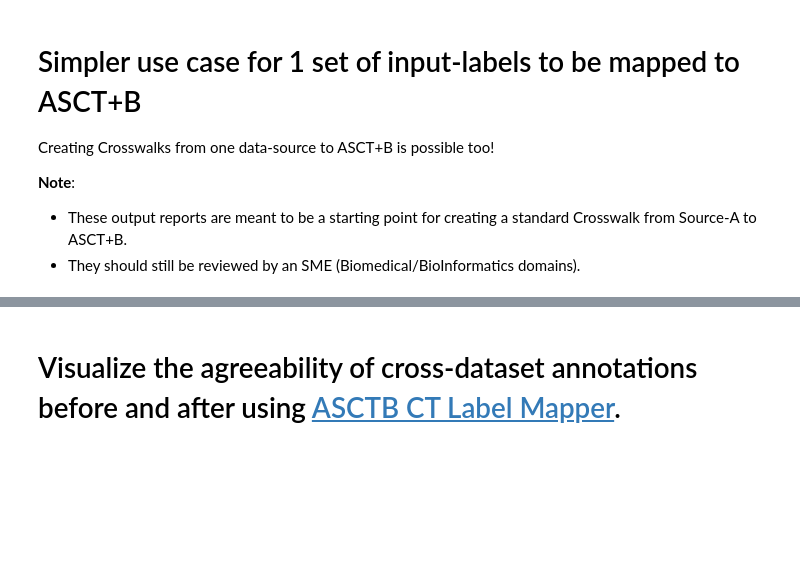
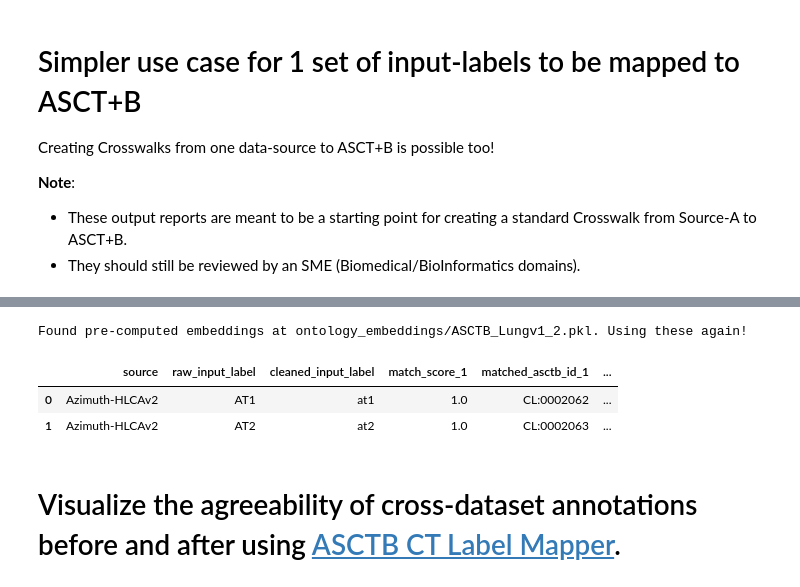
Before and after one commit to cns-iu/ct-ann-predictive-analytics, a Jupyter notebook: asctb_mapper/ASCTB_Mapper_Tutorial.ipynb, the cells around one changed output, grey strips where cells are left out. Drawn from its saved outputs; the diff is of its cells as text; code cells hidden in the pictures; blank space fills up the shorter version.

```diff
--- a/asctb_mapper/ASCTB_Mapper_Tutorial.ipynb
+++ b/asctb_mapper/ASCTB_Mapper_Tutorial.ipynb
@@ -227,3 +200,43 @@ Found pre-computed embeddings at ontology_embeddings/ASCTB_Lungv1_2.pkl. Using t
+# %%
+from asctb_ct_label_mapper.main import fetch_asctb_reference_embeddings, map_raw_labels_to_asctb
+
+
+VERBOSE = False
+ASCTB_ORGAN = 'Lung'
+ASCTB_VERSION = 'v1.2'
+K = 2
+
+RAW_LABELS = ['AT1','AT2']
+SOURCE_NAME = 'Azimuth-HLCAv2'
+SENTENCE_ENCODING_MODEL = SentenceTransformer('all-mpnet-base-v2')
+
+
+
+
+# Generate the ASCT+B reference embeddings
+asctb_embeddings_df = fetch_asctb_reference_embeddings(
+    sentence_encoding_model=SENTENCE_ENCODING_MODEL,
+    asctb_organ=ASCTB_ORGAN,
+    asctb_version=ASCTB_VERSION,
+    verbose=VERBOSE
+)
+
+# Map each input label to closest-K-neighbors in ASCT+B
+report_df = map_raw_labels_to_asctb(
+    source_name=SOURCE_NAME,
+    raw_labels=RAW_LABELS,
+    sentence_encoding_model=SENTENCE_ENCODING_MODEL,
+    asctb_embeddings_df=asctb_embeddings_df,
+    k=K,
+    verbose=VERBOSE
+)
+
+report_df
+# %% [output]
+Found pre-computed embeddings at ontology_embeddings/ASCTB_Lungv1_2.pkl. Using these again!
+|  | source | raw_input_label | cleaned_input_label | match_score_1 | matched_asctb_id_1 | ... |
+| 0 | Azimuth-HLCAv2 | AT1 | at1 | 1.0 | CL:0002062 | ... |
+| 1 | Azimuth-HLCAv2 | AT2 | at2 | 1.0 | CL:0002063 | ... |
 # %% [markdown]
 # Visualize the agreeability of cross-dataset annotations before and after using [ASCTB CT Label Mapper](https://github.com/hubmapconsortium/asctb-ct-label-mapper).
 # %%
```
Also changed, not shown: parts of 8 cells of this notebook, 10 other files.
